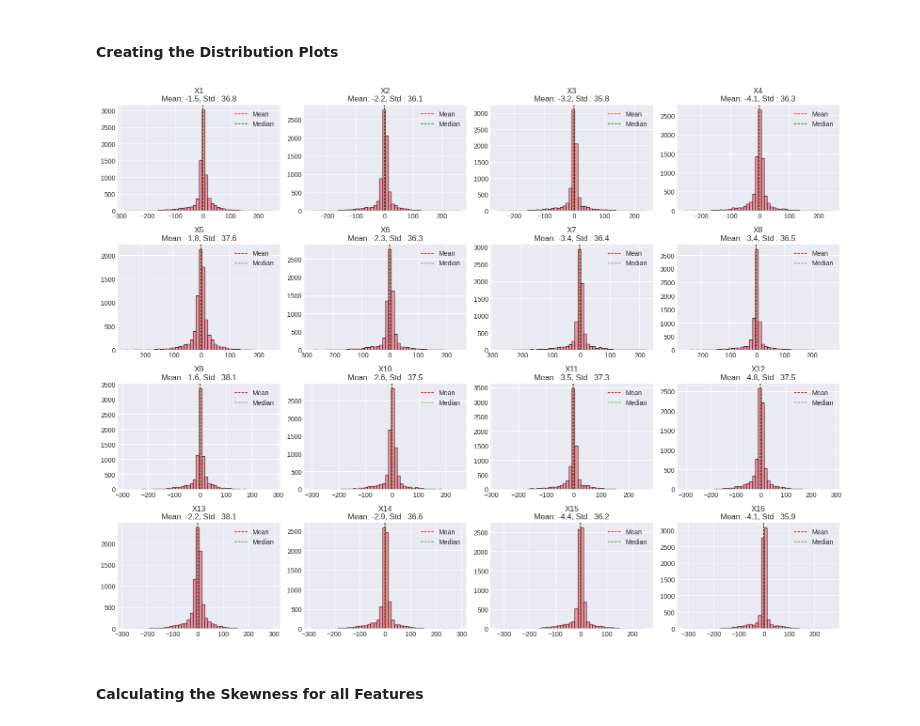
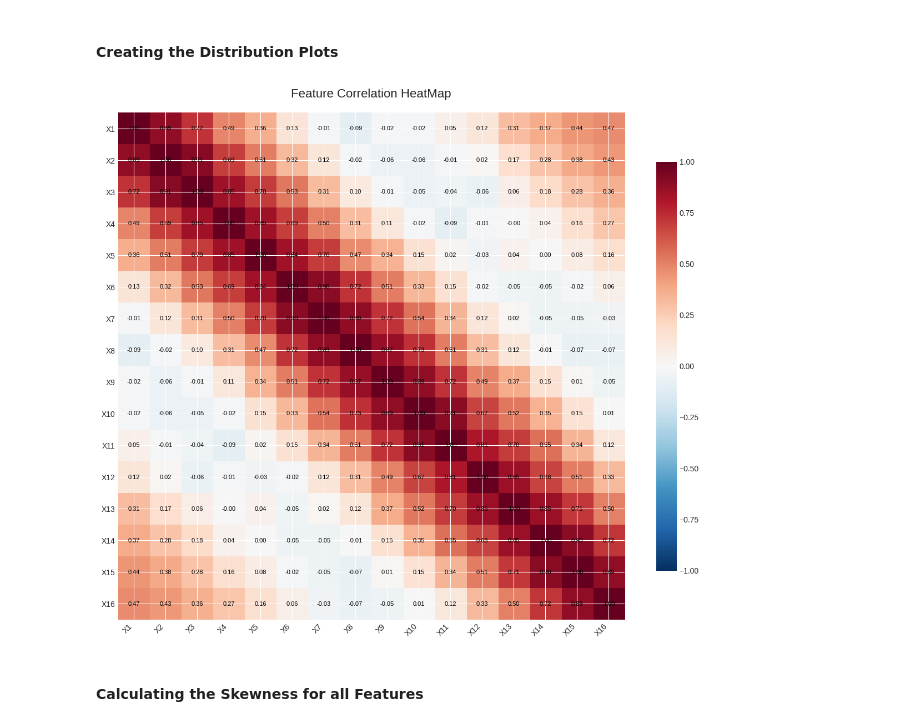
Before and after one commit to purple-claw/Beed, a Jupyter notebook: datVis.ipynb, the cells around one changed output. Saved outputs shown, nothing was run; the diff lists cells and outputs as text; code cells hidden in the pictures.

Commit message:
Updated Baseline Model, set hyperparams and trained the model with Dataset.

```diff
--- a/datVis.ipynb
+++ b/datVis.ipynb
@@ -8,10 +5,12 @@ from sklearn.preprocessing import StandardScaler
 # %%
 plt.style.use('seaborn-v0_8-darkgrid')
-sns.set_palette("husl")
 # %% [markdown]
 #### Loading Dataset
 # %%
-df = pd.read_csv('/home/atom/Models/BEED/BEED_Data.csv', usecols=['X1', 'X2', 'X3', 'X4', 'X5', 'X6', 'X7', 'X8', 'X9', 'X10', 'X11', 'X12', 'X13', 'X14', 'X15', 'X16'])
+feature_cols = [f'X{i}' for i in range(1, 17)]
+target_col = 'y'
+df = pd.read_csv('BEED_Data.csv', usecols=feature_cols + [target_col])
+feature_df = df[feature_cols]
 print(f"Rows : {df.shape[0]}, Columns : {df.shape[1]}")
 print()
 print(df.columns.tolist())
@@ -154,22 +153,20 @@ Max Value of X16 : 270.00
 # %% [markdown]
 #### Creating the Distribution Plots
 # %%
-import matplotlib.pyplot as plt
-
-fig, axes = plt.subplots(4, 4, figsize=(16, 12))
-axes  = axes.ravel()
-
-for i, cl in enumerate(df.columns):
-    axes[i].hist(df[cl], bins=50, edgecolor='black', alpha=0.7)
-    axes[i].set_title(f'{cl}\nMean: {df[cl].mean():.1f}, Std : {df[cl].std():.1f}')
-    axes[i].axvline(df[cl].mean(), color='red', linestyle='--', linewidth=1, label='Mean')
-    axes[i].axvline(df[cl].median(), color='green', linestyle='--', linewidth=1, label='Median')
-    axes[i].legend()
-
+crMat = feature_df.corr()
+plt.figure(figsize=(12, 10))
+plt.imshow(crMat.values, cmap='RdBu_r', vmin=-1, vmax=1)
+plt.colorbar(shrink=0.8)
+plt.xticks(range(len(crMat.columns)), crMat.columns, rotation=45, ha='right')
+plt.yticks(range(len(crMat.index)), crMat.index)
+for i in range(len(crMat.index)):
+    for j in range(len(crMat.columns)):
+        plt.text(j, i, f'{crMat.iloc[i, j]:.2f}', ha='center', va='center', color='black', fontsize=8)
+plt.title('Feature Correlation HeatMap', fontsize=16, pad=20)
 plt.tight_layout()
 plt.show()
 # %% [output]
-[figure, old version]
+[figure, new version]
 # %% [markdown]
 #### Calculating the Skewness for all Features
 # %%
```
Also changed, not shown: parts of 9 cells of this notebook, 1 other file.
